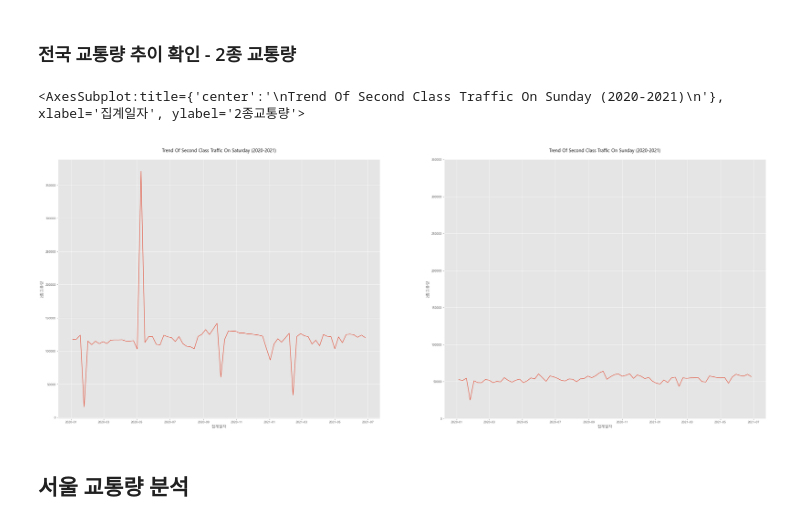
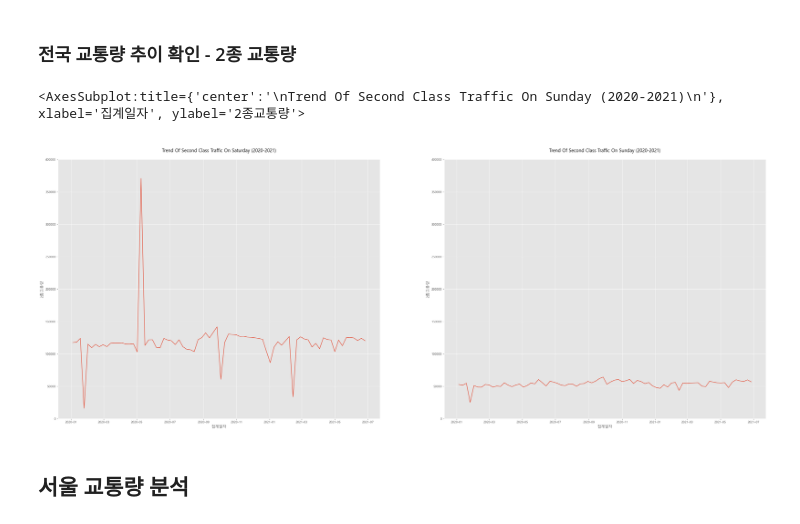
Before and after one commit to WooShangHyeon/damentor_3, a Jupyter notebook: FINAL_SAMHYUNTECH.ipynb, the cells around one changed output. Cells and saved outputs as stored; diff of their text form; code cells hidden in the pictures.

```diff
--- a/FINAL_SAMHYUNTECH.ipynb
+++ b/FINAL_SAMHYUNTECH.ipynb
@@ -222,9 +228,10 @@ for i in range(2):
 
 fig, axes=plt.subplots(nrows=1,ncols=2)
 fig.set_size_inches(40,15)
-axes[0].get_yaxis().get_major_formatter().set_scientific(False)
-axes[1].get_yaxis().get_major_formatter().set_scientific(False)
-plt.ylim(3400000,9000000)
+for i in range(2):
+    axes[i].get_yaxis().get_major_formatter().set_scientific(False)
+    axes[i].set_ylim([3400000,9000000])
+
 
 axes[0].set(title='\nTrend Of First Class Traffic On Saturday (2020-2021)\n')
 axes[1].set(title='\nTrend Of First Class Traffic On Sunday (2020-2021)\n')
@@ -239,20 +246,20 @@ sns.lineplot(data=traffic_data_2020_2021[(traffic_data_total.day_of_week=='SUN')
 # %%
 # 요일별 차종 평균 그래프 시각화
 
 fig, axes=plt.subplots(nrows=1,ncols=2)
 fig.set_size_inches(40,15)
-axes[0].get_yaxis().get_major_formatter().set_scientific(False)
-axes[1].get_yaxis().get_major_formatter().set_scientific(False)
-plt.ylim(0,350000)
+for i in range(2):
+    axes[i].get_yaxis().get_major_formatter().set_scientific(False)
+    axes[i].set_ylim([0,400000])
 
 axes[0].set(title='\nTrend Of Second Class Traffic On Saturday (2020-2021)\n')
 axes[1].set(title='\nTrend Of Second Class Traffic On Sunday (2020-2021)\n')
 
 sns.lineplot(data=traffic_data_2020_2021[(traffic_data_total.day_of_week=='SAT')], x='집계일자', y='2종교통량', ax=axes[0],)
 sns.lineplot(data=traffic_data_2020_2021[(traffic_data_total.day_of_week=='SUN')], x='집계일자', y='2종교통량', ax=axes[1])
 # %% [output]
 <AxesSubplot:title={'center':'\nTrend Of Second Class Traffic On Sunday (2020-2021)\n'}, xlabel='집계일자', ylabel='2종교통량'>
-[figure, old version]
+[figure, new version]
 # %% [markdown]
 ## 서울 교통량 분석
 # %%
```
Also changed, not shown: parts of 30 cells of this notebook.
